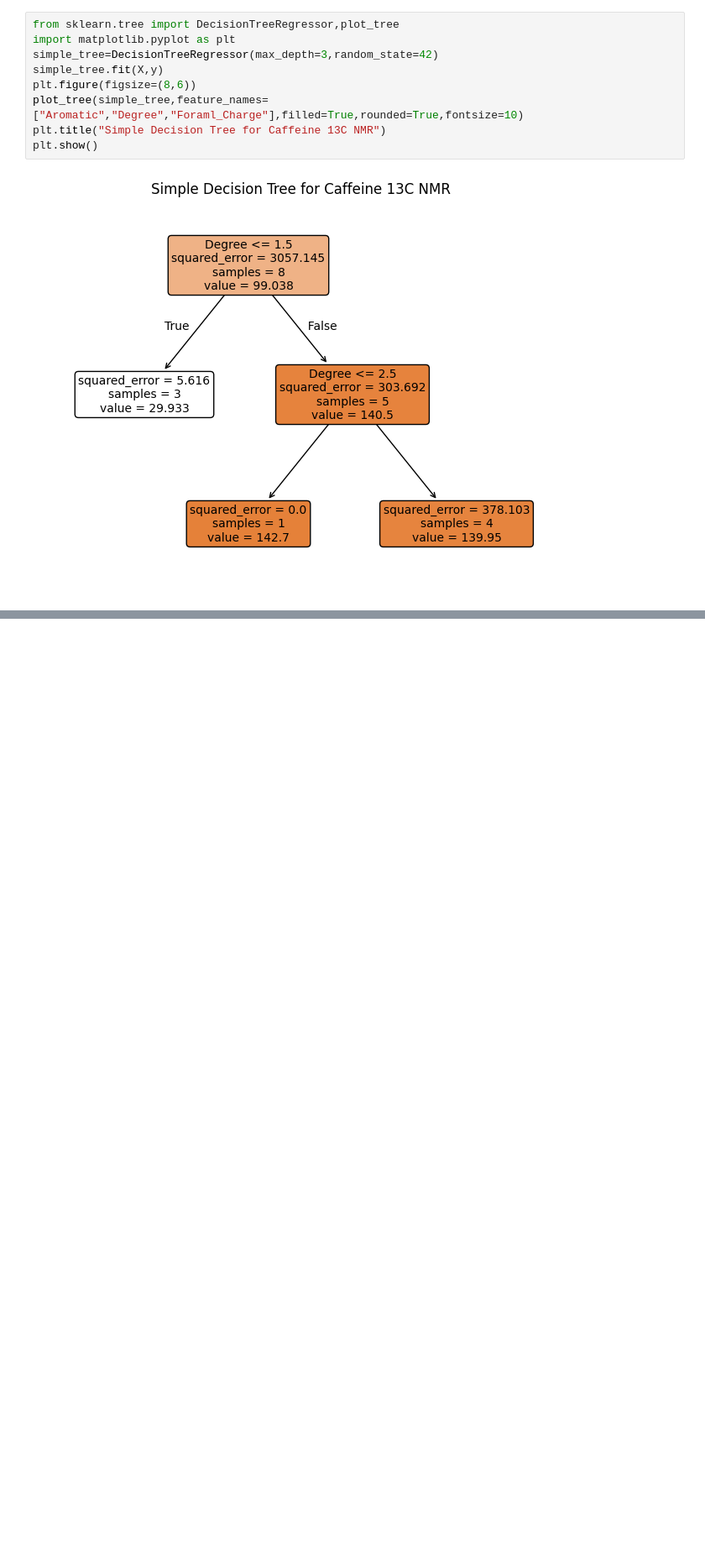
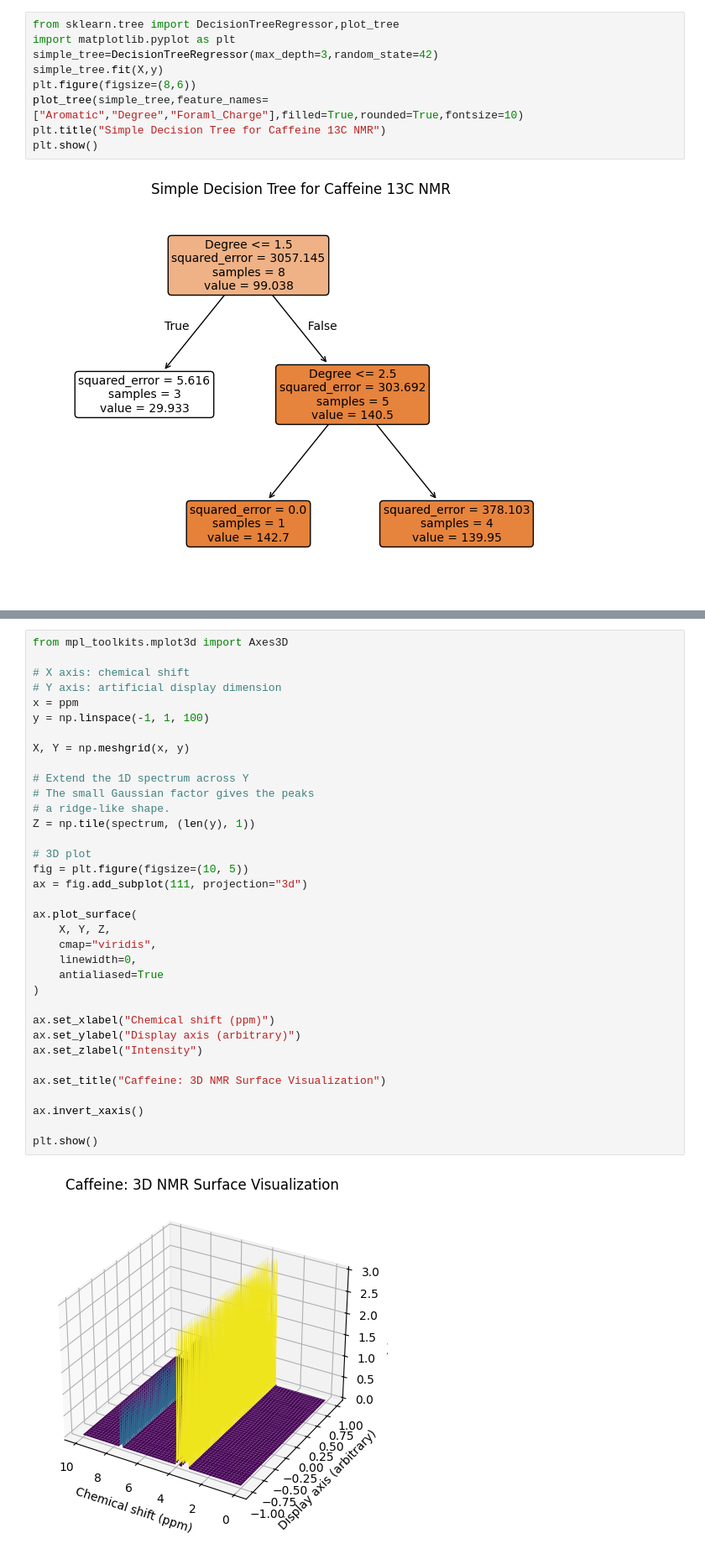
Before and after one commit to VD240/Caffeine-nmr-ml, a Jupyter notebook: caffeine_nmr_analysis.ipynb, the cells around one changed output, grey strips where cells are left out. Shown at 84% size. Drawn from its saved outputs; the diff is of its cells as text; blank space fills up the shorter version.

```diff
--- a/caffeine_nmr_analysis.ipynb
+++ b/caffeine_nmr_analysis.ipynb
@@ -627,0 +658,37 @@ plt.show()
+# %%
+from mpl_toolkits.mplot3d import Axes3D
+
+# X axis: chemical shift
+# Y axis: artificial display dimension
+x = ppm
+y = np.linspace(-1, 1, 100)
+
+X, Y = np.meshgrid(x, y)
+
+# Extend the 1D spectrum across Y
+# The small Gaussian factor gives the peaks
+# a ridge-like shape.
+Z = np.tile(spectrum, (len(y), 1))
+
+# 3D plot
+fig = plt.figure(figsize=(10, 5))
+ax = fig.add_subplot(111, projection="3d")
+
+ax.plot_surface(
+    X, Y, Z,
+    cmap="viridis",
+    linewidth=0,
+    antialiased=True
+)
+
+ax.set_xlabel("Chemical shift (ppm)")
+ax.set_ylabel("Display axis (arbitrary)")
+ax.set_zlabel("Intensity")
+
+ax.set_title("Caffeine: 3D NMR Surface Visualization")
+
+ax.invert_xaxis()
+
+plt.show()
+# %% [output]
+[figure, added]
```
Also changed, not shown: parts of 9 cells of this notebook, 2 other files.
